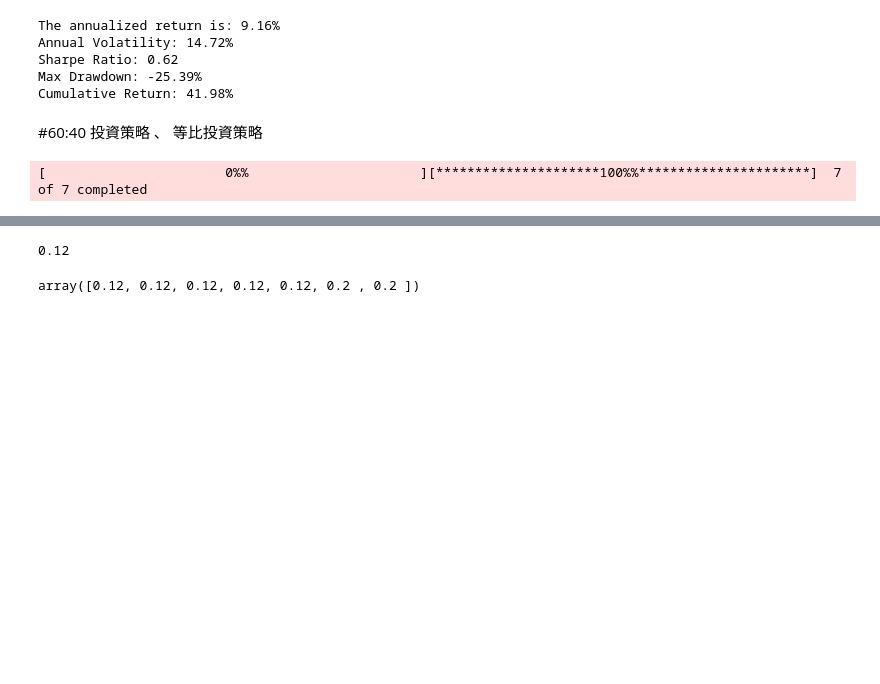
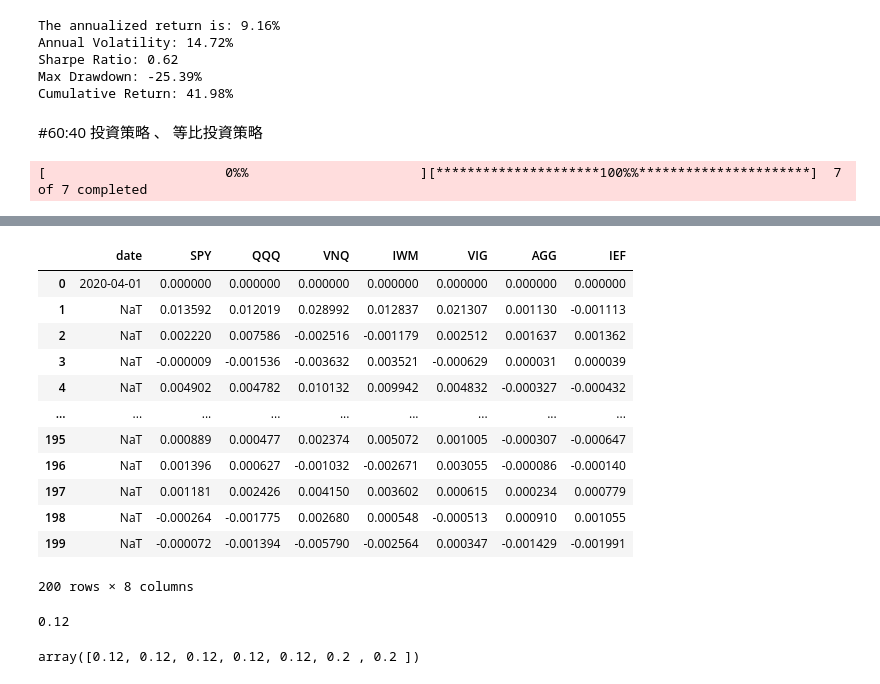
Before and after one commit to ying-ni/drl_finance, a Jupyter notebook: drl.ipynb, the cells around one changed output, grey strips where cells are left out. Saved outputs shown, nothing was run; the diff lists cells and outputs as text; code cells hidden in the pictures; blank space fills up the shorter version.

```diff
--- a/drl.ipynb
+++ b/drl.ipynb
@@ -701,6 +701,7 @@ bond_investment = initial_investment * bond_ratio / len(bonds)
 df_values_6040 = pd.DataFrame(trade_day)
 
 # 计算初始持股数
+df_values_6040['SPY'] = stock_investment / data['SPY'].iloc[0]
 df_values_6040['QQQ'] = stock_investment / data['QQQ'].iloc[0]
 df_values_6040['VNQ'] = stock_investment / data['VNQ'].iloc[0]
 df_values_6040['IWM'] = stock_investment / data['IWM'].iloc[0]
@@ -728,12 +729,22 @@ for i in range(len(data)):
 #計算daily returns
 
 df_returns_6040 = pd.DataFrame(trade_day)
+df_returns_6040['SPY'] = 0
+df_returns_6040['QQQ'] = 0
+df_returns_6040['VNQ'] = 0
+df_returns_6040['IWM'] = 0
+df_returns_6040['VIG'] = 0
+df_returns_6040['AGG'] = 0
+df_returns_6040['IEF'] = 0
 
 day = 1
 the_past_day = 0
 for i in range(len(data)):
-    i+=1
-    df_returns_6040.loc[i] = ((data.loc[data.index[day]] / data.loc[data.index[the_past_day]])-1) * weights
+    if i <len(data):
+        i+=1
+        df_returns_6040.loc[i] = ((data.loc[data.index[day]] / data.loc[data.index[the_past_day]])-1) * weights
+        day += 1
+        the_past_day += 1
 
 # stock_returns = daily_returns[stocks].mean(axis=1) * stock_ratio
 # bond_returns = daily_returns[bonds].mean(axis=1) * bond_ratio
@@ -761,3 +764,19 @@ dtype: float64
+# %%
+df_returns_6040
+# %% [output]
+|  | date | SPY | QQQ | VNQ | IWM | VIG | AGG | IEF |
+| 0 | 2020-04-01 | 0.000000 | 0.000000 | 0.000000 | 0.000000 | 0.000000 | 0.000000 | 0.000000 |
+| 1 | NaT | 0.013592 | 0.012019 | 0.028992 | 0.012837 | 0.021307 | 0.001130 | -0.001113 |
+| 2 | NaT | 0.002220 | 0.007586 | -0.002516 | -0.001179 | 0.002512 | 0.001637 | 0.001362 |
+| 3 | NaT | -0.000009 | -0.001536 | -0.003632 | 0.003521 | -0.000629 | 0.000031 | 0.000039 |
+| 4 | NaT | 0.004902 | 0.004782 | 0.010132 | 0.009942 | 0.004832 | -0.000327 | -0.000432 |
+| ... | ... | ... | ... | ... | ... | ... | ... | ... |
+| 195 | NaT | 0.000889 | 0.000477 | 0.002374 | 0.005072 | 0.001005 | -0.000307 | -0.000647 |
+| 196 | NaT | 0.001396 | 0.000627 | -0.001032 | -0.002671 | 0.003055 | -0.000086 | -0.000140 |
+| 197 | NaT | 0.001181 | 0.002426 | 0.004150 | 0.003602 | 0.000615 | 0.000234 | 0.000779 |
+| 198 | NaT | -0.000264 | -0.001775 | 0.002680 | 0.000548 | -0.000513 | 0.000910 | 0.001055 |
+| 199 | NaT | -0.000072 | -0.001394 | -0.005790 | -0.002564 | 0.000347 | -0.001429 | -0.001991 |
+200 rows × 8 columns
 # %%
 stock_ratio = 0.6
 bond_ratio = 0.4
```
Also changed, not shown: parts of 2 cells of this notebook.
